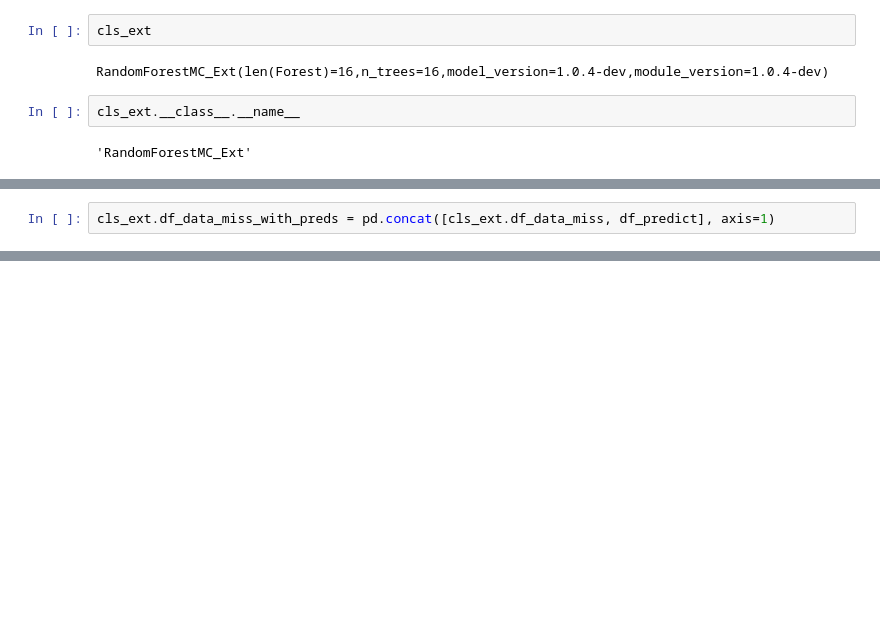
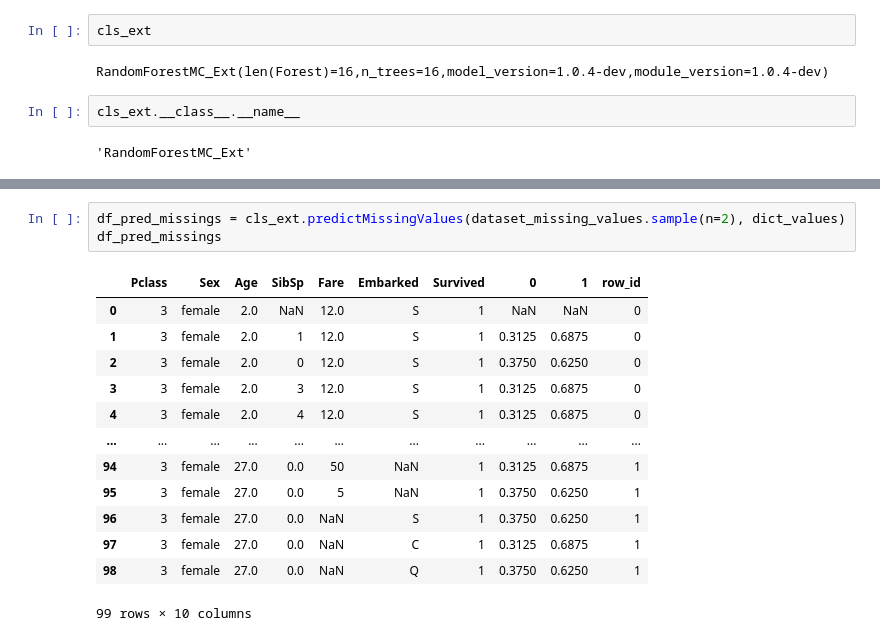
Before and after one commit to ysraell/random-forest-mc-utils, a Jupyter notebook: dev/dev-1.1.0.ipynb, the cells around one changed output, grey strips where cells are left out. Drawn from its saved outputs; the diff is of its cells as text; blank space fills up the shorter version.

```diff
--- a/dev/dev-1.1.0.ipynb
+++ b/dev/dev-1.1.0.ipynb
@@ -199,2 +194,0 @@ df_predict = pd.DataFrame.from_dict(cls_ext.predict_proba(cls_ext.df_data_miss))
-# %%
-cls_ext.df_data_miss_with_preds = pd.concat([cls_ext.df_data_miss, df_predict], axis=1)
@@ -247,0 +211,17 @@ col
+# %%
+df_pred_missings = cls_ext.predictMissingValues(dataset_missing_values.sample(n=2), dict_values)
+df_pred_missings
+# %% [output]
+|  | Pclass | Sex | Age | SibSp | Fare | Embarked | Survived | 0 | 1 | row_id |
+| 0 | 3 | female | 2.0 | NaN | 12.0 | S | 1 | NaN | NaN | 0 |
+| 1 | 3 | female | 2.0 | 1 | 12.0 | S | 1 | 0.3125 | 0.6875 | 0 |
+| 2 | 3 | female | 2.0 | 0 | 12.0 | S | 1 | 0.3750 | 0.6250 | 0 |
+| 3 | 3 | female | 2.0 | 3 | 12.0 | S | 1 | 0.3125 | 0.6875 | 0 |
+| 4 | 3 | female | 2.0 | 4 | 12.0 | S | 1 | 0.3125 | 0.6875 | 0 |
+| ... | ... | ... | ... | ... | ... | ... | ... | ... | ... | ... |
+| 94 | 3 | female | 27.0 | 0.0 | 50 | NaN | 1 | 0.3125 | 0.6875 | 1 |
+| 95 | 3 | female | 27.0 | 0.0 | 5 | NaN | 1 | 0.3750 | 0.6250 | 1 |
+| 96 | 3 | female | 27.0 | 0.0 | NaN | S | 1 | 0.3750 | 0.6250 | 1 |
+| 97 | 3 | female | 27.0 | 0.0 | NaN | C | 1 | 0.3125 | 0.6875 | 1 |
+| 98 | 3 | female | 27.0 | 0.0 | NaN | Q | 1 | 0.3750 | 0.6250 | 1 |
+99 rows × 10 columns
```
Also changed, not shown: parts of 25 cells of this notebook, 1 other file.
